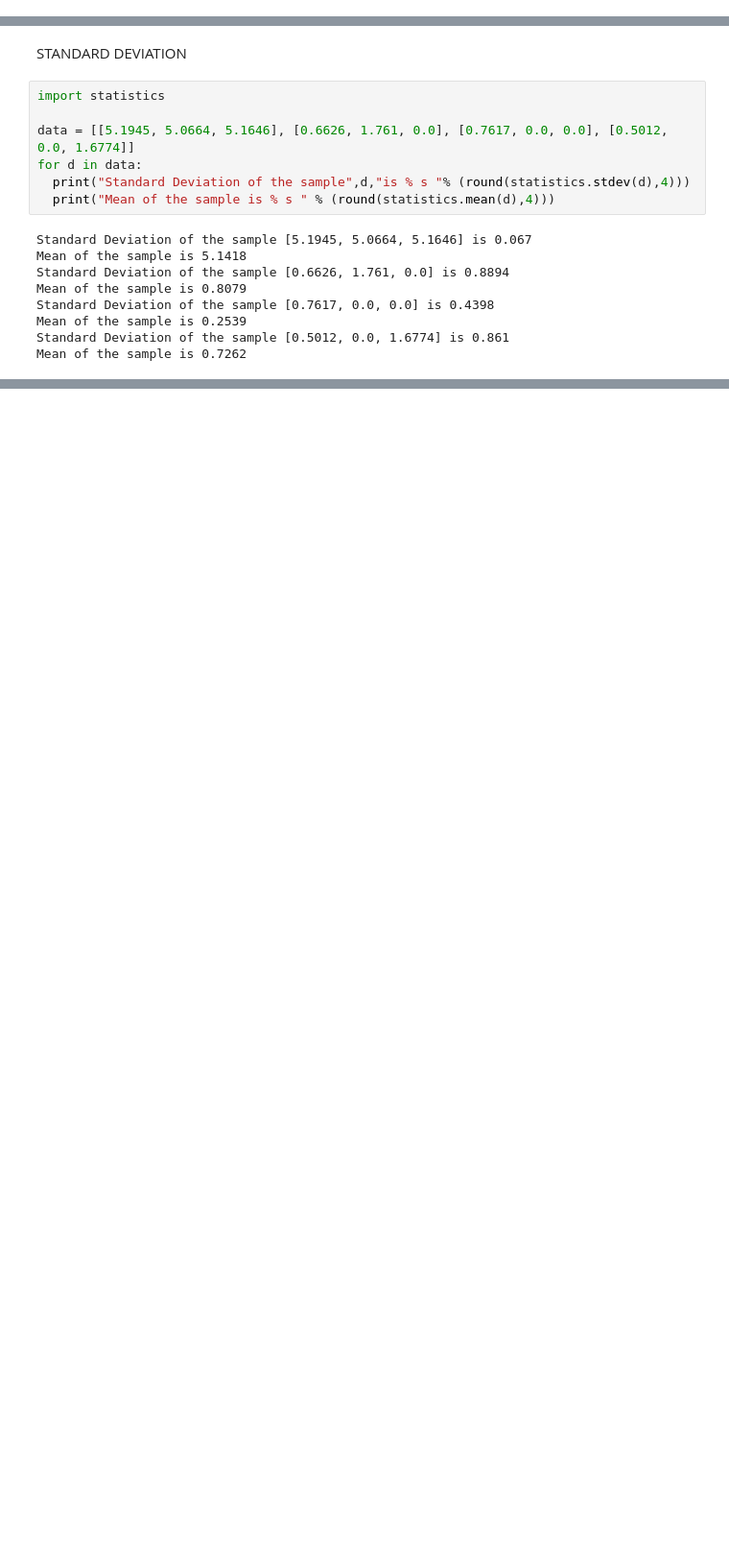
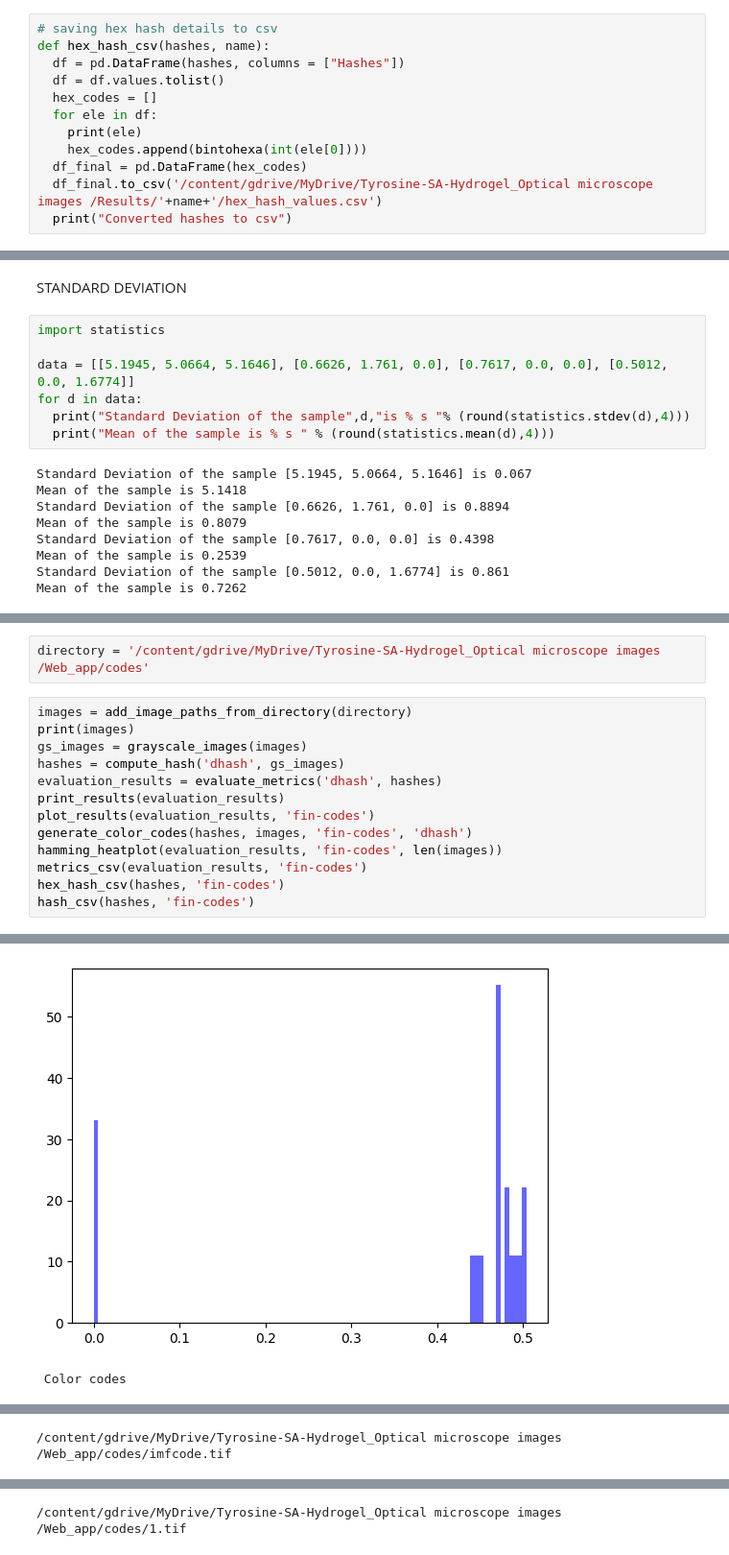
Before and after one commit to shreya1110-dev/EdibleDigest, a Jupyter notebook: Edible Digest.ipynb, the cells around one changed output, grey strips where cells are left out. Shown at 96% size. Cells and saved outputs as stored; diff of their text form; blank space fills up the shorter version.

```diff
--- a/Edible Digest.ipynb
+++ b/Edible Digest.ipynb
@@ -269,4 +269,16 @@ def hash_csv(hashes, name):
   print("Converted hashes to csv")
+# %%
+# saving hex hash details to csv
+def hex_hash_csv(hashes, name):
+  df = pd.DataFrame(hashes, columns = ["Hashes"])
+  df = df.values.tolist()
+  hex_codes = []
+  for ele in df:
+    print(ele)
+    hex_codes.append(bintohexa(int(ele[0])))
+  df_final = pd.DataFrame(hex_codes)
+  df_final.to_csv('/content/gdrive/MyDrive/Tyrosine-SA-Hydrogel_Optical microscope images /Results/'+name+'/hex_hash_values.csv')
+  print("Converted hashes to csv")
 # %% [markdown]
 OBTAIN IMAGES
 # %%
@@ -987,0 +1002,16 @@ Mean of the sample is 0.7262
+# %%
+directory = '/content/gdrive/MyDrive/Tyrosine-SA-Hydrogel_Optical microscope images /Web_app/codes'
+# %%
+images = add_image_paths_from_directory(directory)
+print(images)
+gs_images = grayscale_images(images)
+hashes = compute_hash('dhash', gs_images)
+evaluation_results = evaluate_metrics('dhash', hashes)
+print_results(evaluation_results)
+plot_results(evaluation_results, 'fin-codes')
+generate_color_codes(hashes, images, 'fin-codes', 'dhash')
+hamming_heatplot(evaluation_results, 'fin-codes', len(images))
+metrics_csv(evaluation_results, 'fin-codes')
+hex_hash_csv(hashes, 'fin-codes')
+hash_csv(hashes, 'fin-codes')
+# %% [output]
@@ -987,0 +1031,2 @@ Mean of the sample is 0.7262
+[figure, added]
+ Color codes
@@ -987,0 +1034 @@ Mean of the sample is 0.7262
+/content/gdrive/MyDrive/Tyrosine-SA-Hydrogel_Optical microscope images /Web_app/codes/imfcode.tif
@@ -987,0 +1036 @@ Mean of the sample is 0.7262
+/content/gdrive/MyDrive/Tyrosine-SA-Hydrogel_Optical microscope images /Web_app/codes/1.tif
```
Also changed, not shown: parts of 15 cells of this notebook.
